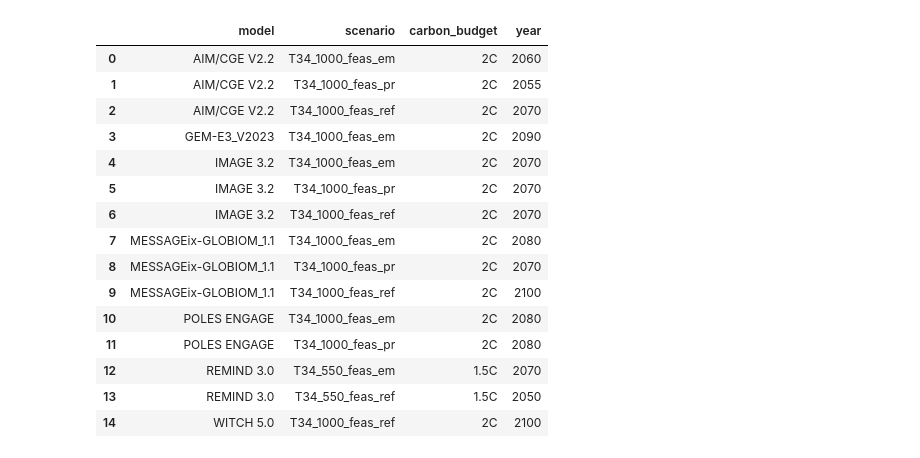
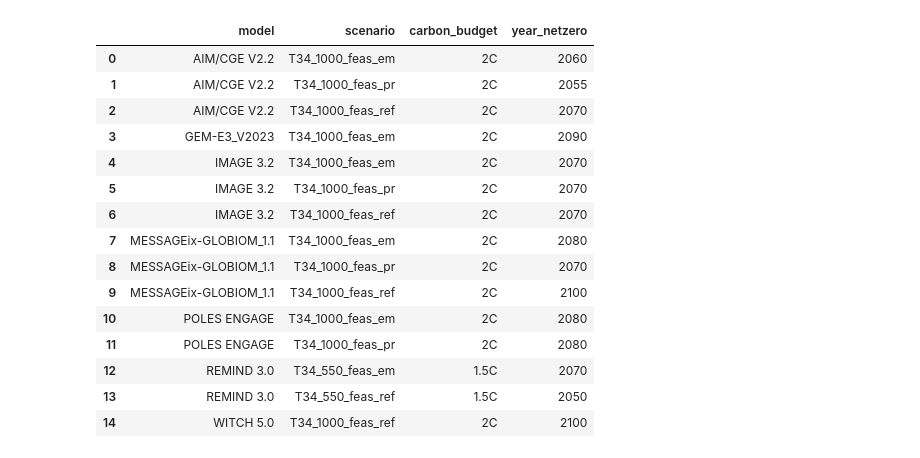
Before and after one commit to zyankarli/Feasibility_Tool, a Jupyter notebook: Tryout_Book.ipynb, the cells around one changed output. Drawn from its saved outputs; the diff is of its cells as text; code cells hidden in the pictures.

```diff
--- a/Tryout_Book.ipynb
+++ b/Tryout_Book.ipynb
@@ -10,7 +10,10 @@ import numpy as np
 # %%
 def get_data():
     #get IIASA identification
-    iiasa_creds = r"C:\Users\scheifinger\Documents\GitHub\Feasibility_Tool\iiasa_credentials.yml"
+    #workplace IIASA
+    #iiasa_creds = r"C:\Users\scheifinger\Documents\GitHub\Feasibility_Tool\iiasa_credentials.yml"
+    #workplace home
+    iiasa_creds = r"C:\Users\schei\OneDrive\Dokumente\GitHub\Feasibility_Tool\iiasa_credentials.yml"
     pyam.iiasa.Connection(creds=iiasa_creds)
 
     connections = list(pyam.iiasa.Connection(creds=iiasa_creds).valid_connections)
@@ -25,7 +28,7 @@ def get_data():
                    'T34_1000_feas_em',
                    'T34_1000_feas_pr',
                    'T34_1000_feas_ref'],
-        variable=["Emissions|CO2", "Policy Cost|Consumption Loss", "Primary Energy|Coal"],
+        variable=["Emissions|CO2", "Primary Energy|Coal", "Primary Energy|Coal|w/ CCS", "Final Energy|Transportation", "Carbon Capture"],
         region=['World']
     )
     #return data format of df
@@ -78,12 +83,13 @@ fig1
 # %%
 #calculate year that each scenario hit's net zero
 netzero_df = df[df["Emissions|CO2"] <= 0].groupby(["model", "scenario", "carbon_budget"])['year'].min().reset_index()
+netzero_df.rename(columns={"year": "year_netzero"}, inplace=True)
 netzero_df
 #aggregated cost until 2100
 #df["year"] = pd.to_numeric(df['year'])
 #df[df["year"] <= 2100].groupby(["model", "scenario"]).agg({"AR5 climate diagnostics|Temperature|Exceedance Probability|1.5 degC|MAGICC6": ['sum']})
 # %% [output]
-|  | model | scenario | carbon_budget | year |
+|  | model | scenario | carbon_budget | year_netzero |
 | 0 | AIM/CGE V2.2 | T34_1000_feas_em | 2C | 2060 |
 | 1 | AIM/CGE V2.2 | T34_1000_feas_pr | 2C | 2055 |
 | 2 | AIM/CGE V2.2 | T34_1000_feas_ref | 2C | 2070 |
```
Also changed, not shown: parts of 12 cells of this notebook.
